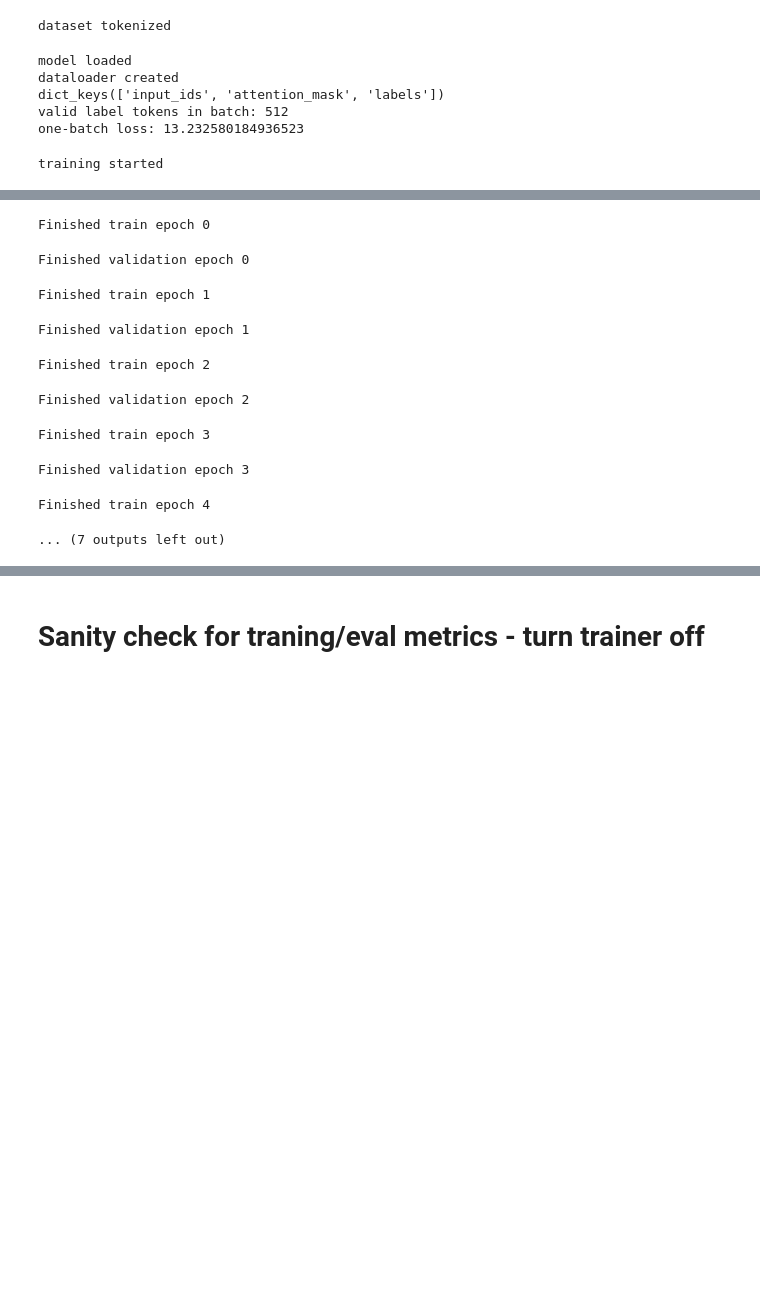
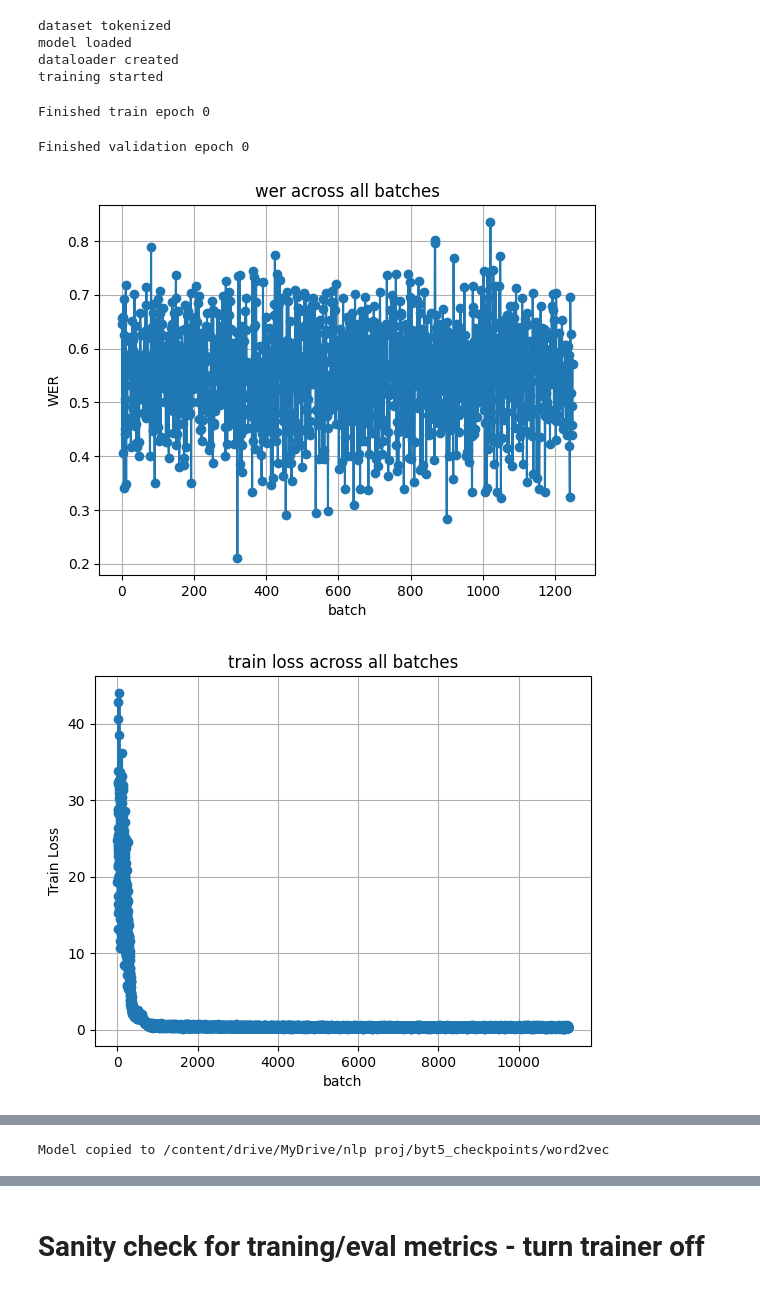
Before and after one commit to GalJakob/NLP_Project, a Jupyter notebook: post_asr_original_by_Michael_for_test_H200.ipynb, the cells around one changed output, grey strips where cells are left out. Cells and saved outputs as stored; diff of their text form; code cells hidden in the pictures; blank space fills up the shorter version.

Commit message:
finished training on H200 100k sample,original code

```diff
--- a/post_asr_original_by_Michael_for_test_H200.ipynb
+++ b/post_asr_original_by_Michael_for_test_H200.ipynb
@@ -66,7 +86,7 @@ from transformers import (
     DataCollatorForSeq2Seq,
 )
 from torch.utils.data import DataLoader
-
+device = torch.device("cuda" if torch.cuda.is_available() else "cpu")
 # --- Load datasets ---
 # TODO: on independent run, uncomment this
 # training_data = Dataset.load_from_disk("/content/drive/MyDrive/nlp proj/ivrit_ai_1k/train")
@@ -192,7 +212,7 @@ train_losses = []
 val_losses = []
 wer_scores = []
 exit(0)
-for epoch in range(6):  # Adjust epochs as needed
+for epoch in range(1):  # Adjust epochs as needed
     loop = tqdm(train_loader, leave=True)
     val_loop = tqdm(test_loader, leave=True)
     for batch in loop:
@@ -243,36 +263,37 @@ for epoch in range(6):  # Adjust epochs as needed
 import matplotlib.pyplot as plt
 
 plt.plot(wer_scores, marker='o')
 plt.title("wer across all batches")
 plt.xlabel("batch")
 plt.ylabel("WER")
 plt.grid(True)
 plt.show()
 
 plt.plot(train_losses, marker='o')
 plt.title("train loss across all batches")
 plt.xlabel("batch")
 plt.ylabel("Train Loss")
 plt.grid(True)
 plt.show()
 
 plt.plot(val_losses, marker='o')
 plt.title("validation loss across all batches")
 plt.xlabel("batch")
 plt.ylabel("Validation Loss")
 plt.grid(True)
 plt.show()
 # # --- Save best model to Google Drive ---
 
 DRIVE_BACKUP_DIR = "/content/drive/MyDrive/nlp proj/byt5_checkpoints/word2vec"
 model.save_pretrained(DRIVE_BACKUP_DIR)
 tokenizer.save_pretrained(DRIVE_BACKUP_DIR)
 print(f"Model copied to {DRIVE_BACKUP_DIR}")
 # %% [output]
 dataset tokenized
+model loaded
+dataloader created
+training started
-model loaded
-dataloader created
-dict_keys(['input_ids', 'attention_mask', 'labels'])
-valid label tokens in batch: 512
-one-batch loss: 13.232580184936523
+Finished train epoch 0
-training started
+Finished validation epoch 0
+[figure, added]
+[figure, added]
@@ -279,13 +301,4 @@ training started
-Finished train epoch 0
+Model copied to /content/drive/MyDrive/nlp proj/byt5_checkpoints/word2vec
-Finished validation epoch 0
-Finished train epoch 1
-Finished validation epoch 1
-Finished train epoch 2
-Finished validation epoch 2
-Finished train epoch 3
-Finished validation epoch 3
-Finished train epoch 4
-... (7 outputs left out)
 # %%
 train_losses_log = np.log(train_losses)
 val_losses_log = np.log(val_losses)
```
Also changed, not shown: parts of 12 cells of this notebook, 5 other files.
